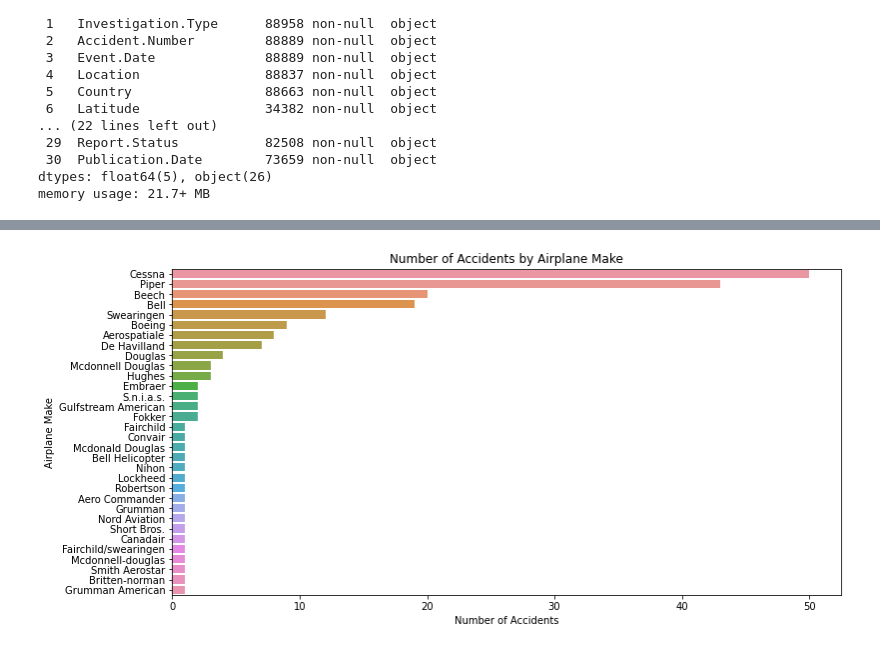
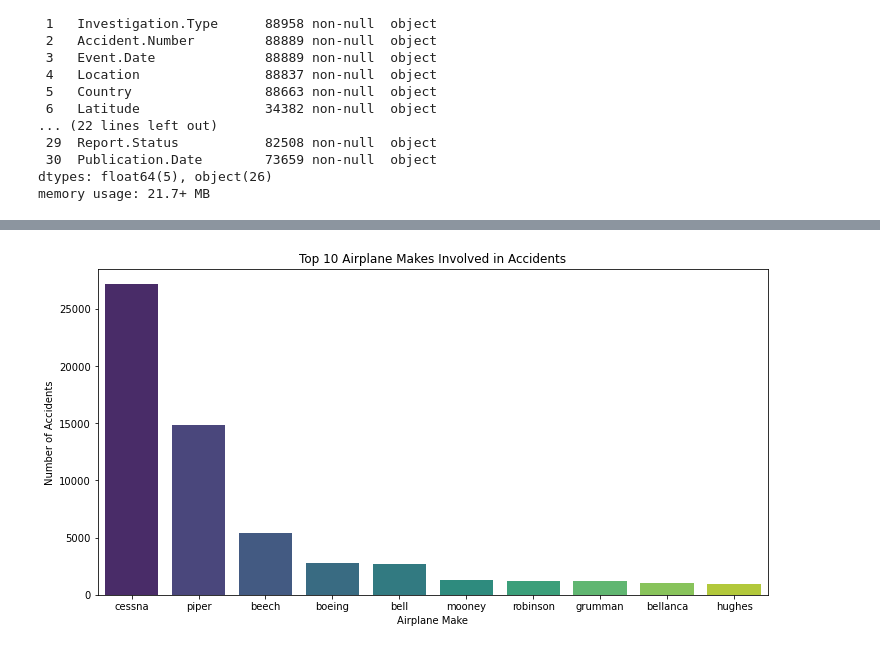
Before and after one commit to kanyua-charity/NTSB-Aviation-Accident-Analysis, a Jupyter notebook: student.ipynb, the cells around one changed output, grey strips where cells are left out. Saved outputs shown, nothing was run; the diff lists cells and outputs as text; code cells hidden in the pictures.

Commit message:
Made some changes in the data cleaning and analysis

```diff
--- a/student.ipynb
+++ b/student.ipynb
@@ -159,0 +207,5 @@ memory usage: 44.4+ KB
+# %%
+#Filling null values in injury columns with 0
+injury_cols = ["Total.Fatal.Injuries", "Total.Serious.Injuries", "Total.Minor.Injuries", "Total.Uninjured"]
+df[injury_cols] = df[injury_cols].fillna(0)
+df.info()
@@ -159,0 +230,5 @@ memory usage: 44.4+ KB
+# %%
+#converting numeric columns to integer
+numeric_cols = ["Number.of.Engines", "Total.Fatal.Injuries", "Total.Serious.Injuries", "Total.Minor.Injuries", "Total.Uninjured"]
+df[numeric_cols] = df[numeric_cols].astype(int)
+df.info()
@@ -159,0 +255,16 @@ memory usage: 44.4+ KB
+# %%
+df["Make"]= df["Make"].str.lower()
+# %%
+#Number of accidents per year
+df['Year'] = df['Event.Date'].dt.year
+accidents_per_year = df['Year'].value_counts().sort_index()
+
+start_year = 1980
+accidents_per_year = accidents_per_year[accidents_per_year.index >= start_year]
+
+plt.figure(figsize=(12,6))
+sns.lineplot(x=accidents_per_year.index, y=accidents_per_year.values)
+plt.xlabel('Year')
+plt.ylabel('Number of Accidents')
+plt.title('Number of Aviation Accidents Per Year')
+plt.show()
@@ -179,13 +292,14 @@ plt.show()
 # %%
 #number of accidents by airplane make
+accidents_by_make = df["Make"].value_counts().head(10)
 plt.figure(figsize=(12,6))
-sns.countplot(data=df, y='Make', order=df["Make"].value_counts().index)
-plt.title("Number of Accidents by Airplane Make")
-plt.xlabel("Number of Accidents")
-plt.ylabel("Airplane Make")
+sns.barplot(x=accidents_by_make.index, y=accidents_by_make.values, palette="viridis")
+plt.xlabel("Airplane Make")
+plt.ylabel("Number of Accidents")
+plt.title("Top 10 Airplane Makes Involved in Accidents")
 plt.show()
 # %% [output]
-[figure, old version]
+[figure, new version]
 # %%
 #number of accidents by aircraft category
 plt.figure(figsize=(10,6))
```
Also changed, not shown: parts of 21 cells of this notebook.
